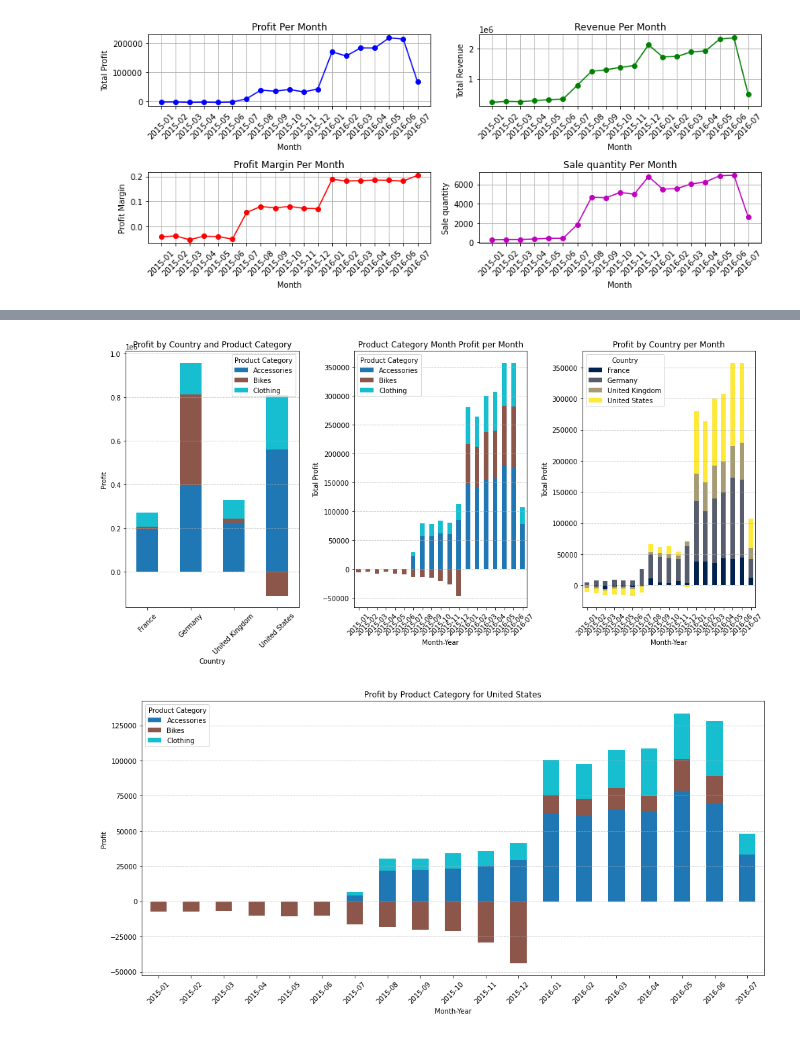
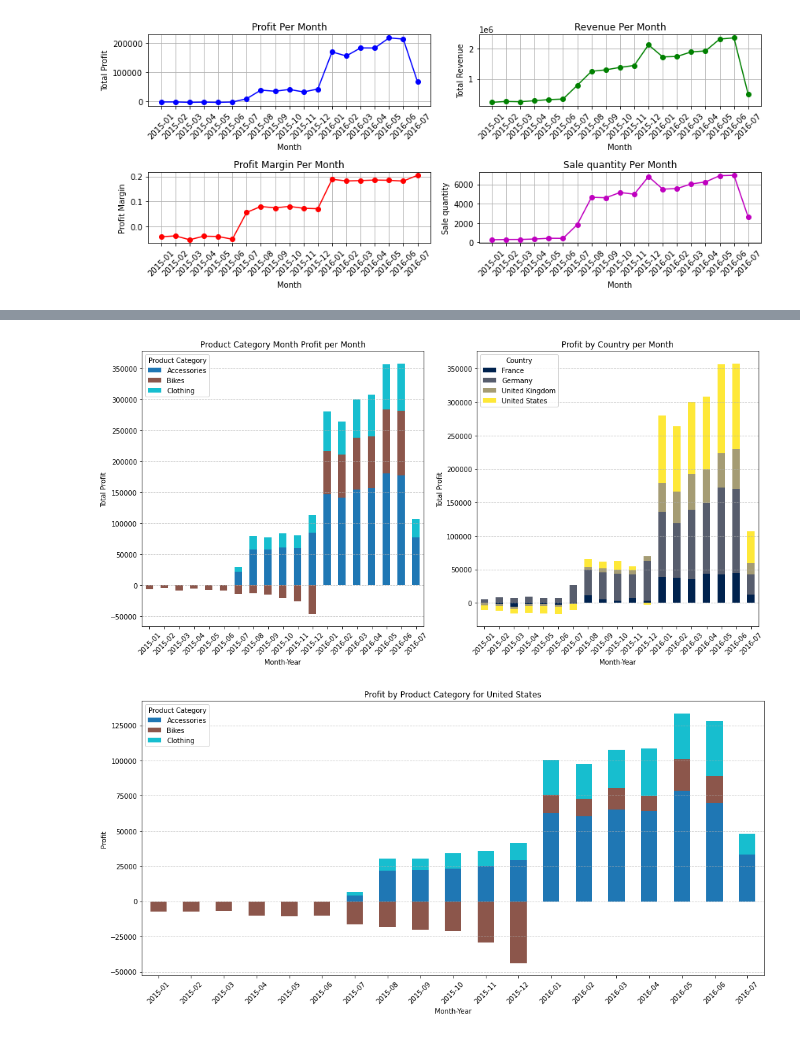
Before and after one commit to KaanC3lik/Bike-Retail-Sales-and-Profitability-Analysis, a Jupyter notebook: Sale Four Course.ipynb, the cells around one changed output, grey strips where cells are left out. Saved outputs shown, nothing was run; the diff lists cells and outputs as text; code cells hidden in the pictures.

```diff
--- a/Sale Four Course.ipynb
+++ b/Sale Four Course.ipynb
@@ -225,11 +231,16 @@ category_profit = df.groupby('Product Category')['Total Profit'].sum()
 # Create a figure
 fig, axes = plt.subplots(1, 2, figsize=(14, 7))
 
-# Plot the bar chart
-category_profit.plot(kind='bar', colormap='tab10', ax=ax)
+# Set the background color for the figure and axes
+fig.patch.set_facecolor('white')  # Set the figure background to white
+for ax in axes.flatten():
+    ax.set_facecolor('white')  # Set the axes background to white
 
-# Plot the first stacked bar chart (Profit by Country and Product Category)
-category_profit.plot(kind='bar', stacked = True, colormap='tab10', ax=axes[0])
+colors_category = plt.cm.get_cmap('tab10', len(category_profit)).colors
+
+
+# Plot the first bar chart (Profit by Product Category)
+category_profit.plot(kind='bar', color=colors_category, ax=axes[0])
 axes[0].set_xlabel('Product Category')
 axes[0].set_ylabel('Profit')
 axes[0].set_title('Profit by Product Category')
@@ -241,7 +252,7 @@ axes[0].grid(axis='y', linestyle='--', alpha=0.7)
 year_profit.plot(kind='bar', colormap='tab10', ax=axes[1])
 axes[1].set_xlabel('Year')
 axes[1].set_ylabel('Total Profit')
-axes[1].set_title('Product Category Month Profit per Month')
+axes[1].set_title('Profit per Year')
 axes[1].tick_params(axis='x', rotation=45)
 axes[1].grid(axis='y', linestyle='--', alpha=0.7)
 
@@ -251,49 +311,45 @@ plt.show()
 # %%
 # Group by Country and Product Category, summing the profit
 country_category_profit = df.groupby(['Country', 'Product Category'])['Total Profit'].sum().unstack()
 
 # Group by Year-Month and Country, summing the profit
+product_category_month_profit = df.groupby(['year_month', 'Product Category'])['Total Profit'].sum().unstack()
+
+# Group by Year-Month and Country, summing the profit
 country_month_profit = df.groupby(['year_month', 'Country'])['Total Profit'].sum().unstack()
 
-# Group by Year-Month and Country, summing the profit
-product_category_month_profit = df.groupby(['year_month', 'Product Category'])['Total Profit'].sum().unstack()
+# Create a figure with 2 subplots (1 row, 2 columns)
+fig, axes = plt.subplots(1,2, figsize=(14, 7))
 
-# Create a figure with 2 subplots (1 row, 2 columns)
-fig, axes = plt.subplots(1, 3, figsize=(14, 7))
+# Set the background color for the figure and axes
+fig.patch.set_facecolor('white')  # Set the figure background to white
+for ax in axes.flatten():
+    ax.set_facecolor('white')  # Set the axes background to white
 
-# Plot the first stacked bar chart (Profit by Country and Product Category)
-country_category_profit.plot(kind='bar', stacked=True, colormap='tab10', ax=axes[0])
-axes[0].set_xlabel('Country')
-axes[0].set_ylabel('Profit')
-axes[0].set_title('Profit by Country and Product Category')
+# Plot the second stacked bar chart (Profit by Country per Month)
+product_category_month_profit.plot(kind='bar', stacked=True, colormap='tab10', ax=axes[0])
+axes[0].set_xlabel('Month-Year')
+axes[0].set_ylabel('Total Profit')
+axes[0].set_title('Product Category Month Profit per Month')
 axes[0].tick_params(axis='x', rotation=45)
 axes[0].grid(axis='y', linestyle='--', alpha=0.7)
 
-
 # Plot the second stacked bar chart (Profit by Country per Month)
-product_category_month_profit.plot(kind='bar', stacked=True, colormap='tab10', ax=axes[1])
+country_month_profit.plot(kind='bar', stacked=True, colormap='cividis', ax=axes[1])
 axes[1].set_xlabel('Month-Year')
 axes[1].set_ylabel('Total Profit')
-axes[1].set_title('Product Category Month Profit per Month')
+axes[1].set_title('Profit by Country per Month')
 axes[1].tick_params(axis='x', rotation=45)
 axes[1].grid(axis='y', linestyle='--', alpha=0.7)
-
-# Plot the second stacked bar chart (Profit by Country per Month)
-country_month_profit.plot(kind='bar', stacked=True, colormap='cividis', ax=axes[2])
-axes[2].set_xlabel('Month-Year')
-axes[2].set_ylabel('Total Profit')
-axes[2].set_title('Profit by Country per Month')
-axes[2].tick_params(axis='x', rotation=45)
-axes[2].grid(axis='y', linestyle='--', alpha=0.7)
 
 
 # Adjust layout to prevent overlap
 plt.tight_layout()
 
 # Show the plot
 plt.show()
 # %% [output]
-[figure, old version]
+[figure, new version]
 # %%
 # Filter the data for United States only
 us_data = df[df['Country'] == 'United States']
```
Also changed, not shown: parts of 10 cells of this notebook, 1 other file.
